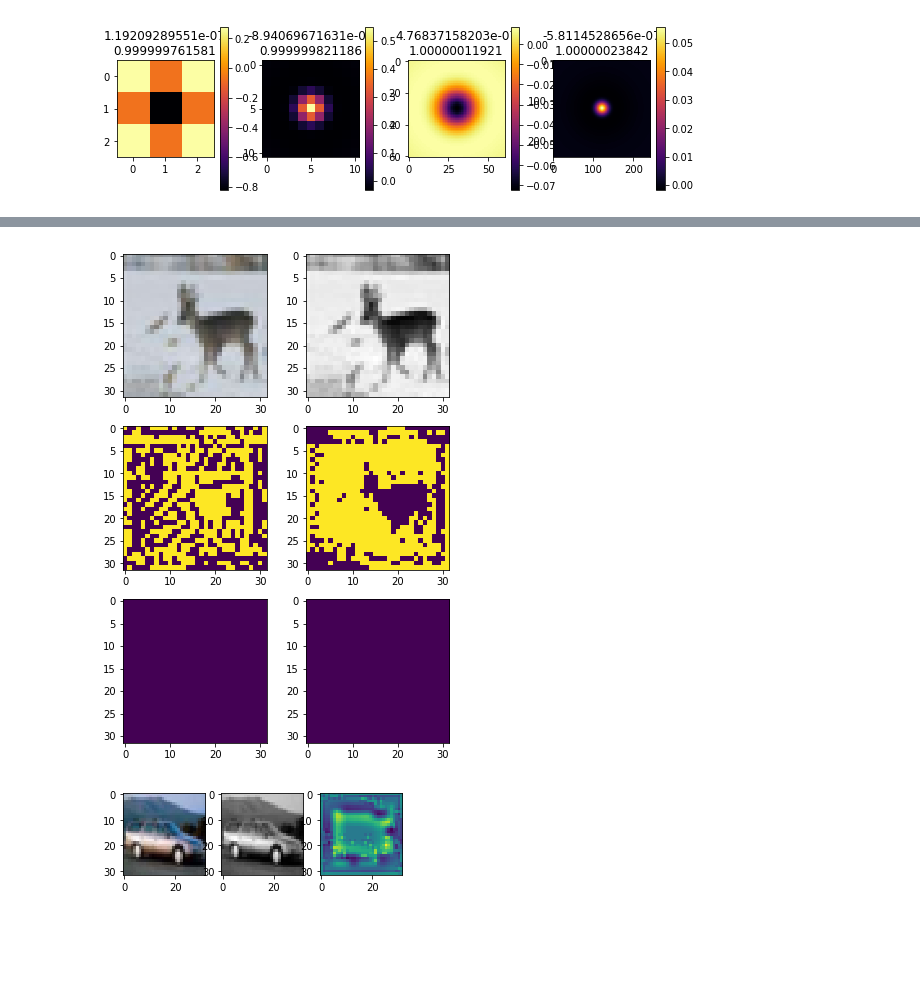
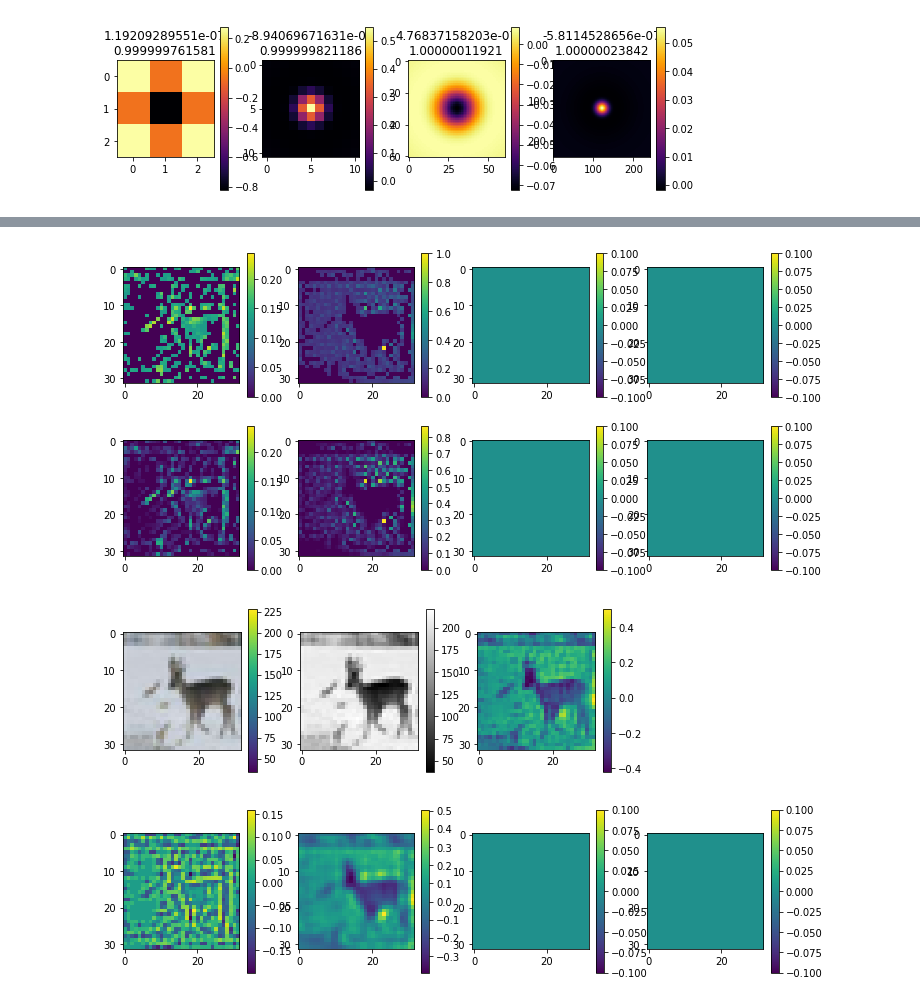
Before and after one commit to chanokin/convert_to_roc, a Jupyter notebook: test_read_cifar10.ipynb, the cells around one changed output, grey strips where cells are left out. Saved outputs shown, nothing was run; the diff lists cells and outputs as text; code cells hidden in the pictures; blank space fills up the shorter version.

Commit message:
recovering okeish images

```diff
--- a/test_read_cifar10.ipynb
+++ b/test_read_cifar10.ipynb
@@ -55,7 +73,7 @@ files = glob.glob(os.path.join(dir_name, '*'))
 
 spikes = []
 fw = 3.
-for f in files[-2:]:
+for f in files[-1:]:
     data = todict(np.load(f, allow_pickle=True))
     shape = data['grayscale_image'].shape
 
@@ -112,7 +130,8 @@ for f in files[-2:]:
     plt.colorbar(im)
 
     ax = plt.subplot(1, 4, 4)
-    im = plt.imshow(np.clip(c, 0, 255))
+#     im = plt.imshow(np.clip(c, 0, 255))
+    im = plt.imshow(c)
     plt.colorbar(im)
 
     plt.show()
@@ -128,40 +143,56 @@ for f in files[-2:]:
 # %%
 ssa = []
+spikes = []
 fw = 3.
+power_exp=-0.25
+# power_exp=0.0
+min_t = 0
+max_t = 1000
 for f in files[-1:]:
     data = todict(np.load(f, allow_pickle=True))
     ssa[:] = data['spike_source_array']
 
 #     plt.figure(figsize=(18, 14))
 #     for i, times in enumerate(ssa):
 #         if len(times):
 #             plt.plot(times, i*np.ones_like(times), '.b', markersize=5)
 #     plt.show()
 
-    fig = plt.figure(figsize=(fw*2, fw*3))
-    ax = plt.subplot(3, 2, 1)
-    plt.imshow(data['color_image'].astype('uint8'))
-    ax = plt.subplot(3, 2, 2)
-    plt.imshow(data['grayscale_image'].astype('uint8'), cmap='gray')
-    shape = data['grayscale_image'].shape
+    fig = plt.figure(figsize=(fw*4, fw*3))
+#     ax = plt.subplot(3, 2, 1)
+#     plt.imshow(data['color_image'].astype('uint8'))
+#     ax = plt.subplot(3, 2, 2)
+#     plt.imshow(data['grayscale_image'].astype('uint8'), cmap='gray')
+#     shape = data['grayscale_image'].shape
 
     for scale in range(4):
-        ax = plt.subplot(3, 2, 3 + scale)
-        plt.imshow(ssa_to_img(ssa, scale, shape))
+        ax = plt.subplot(3, 4, 1 + scale)
+        im = plt.imshow(ssa_to_img(ssa, scale, shape, power_exp, min_t, max_t))
+        plt.colorbar(im)
+
+
+    spikes[:] = data['focal_spikes']
+    images = spike_trains_to_images_g(spikes, data['grayscale_image'])
+    for scale in sorted(images.keys()):
+        ax = plt.subplot(3, 4, 5 + scale)
+        im = plt.imshow(images[scale] / 255.0 )
+        plt.colorbar(im)
 
     plt.show()
 #     im = plt.matshow()
 # %% [output]
-[figure, old version]
+[figure, new version]
 # %%
 ssa = []
-fw = 5.
+fw = 3.
+# power_exp=-0.8
+# min_t=1
 for f in files[-1:]:
     data = todict(np.load(f, allow_pickle=True))
     ssa[:] = data['spike_source_array']
 
     spike_images = [
-        ssa_to_img(ssa, scale, shape) for scale in range(4)
+        ssa_to_img(ssa, scale, shape, power_exp, min_t, max_t) for scale in range(4)
     ]
 
     conv_images = [
@@ -171,17 +202,29 @@ for f in files[-1:]:
 
     out = np.sum(conv_images, axis=0)
 
-    fig = plt.figure(figsize=(fw*1, fw*3))
+    fig = plt.figure(figsize=(fw*3, fw*1))
     ax = plt.subplot(1, 3, 1)
-    plt.imshow(data['color_image'].astype('uint8'))
+    im = plt.imshow(data['color_image'].astype('uint8'))
+    plt.colorbar(im)
+
     ax = plt.subplot(1, 3, 2)
-    plt.imshow(data['grayscale_image'].astype('uint8'), cmap='gray')
+    im = plt.imshow(data['grayscale_image'].astype('uint8'), cmap='gray')
+    plt.colorbar(im)
 
     ax = plt.subplot(1, 3, 3)
-    plt.imshow(out)
+    im = plt.imshow(out)
+    plt.colorbar(im)
 
+
+
+    fig = plt.figure(figsize=(fw*4, fw*1))
+    for i in range(4):
+        ax = plt.subplot(1, 4, i + 1)
+        im = plt.imshow(conv_images[i])
+        plt.colorbar(im)
 
     plt.show()
 #     im = plt.matshow()
 # %% [output]
-[figure, old version]
+[figure, new version]
+[figure, added]
```
Also changed, not shown: parts of 4 cells of this notebook, 1 other file.
